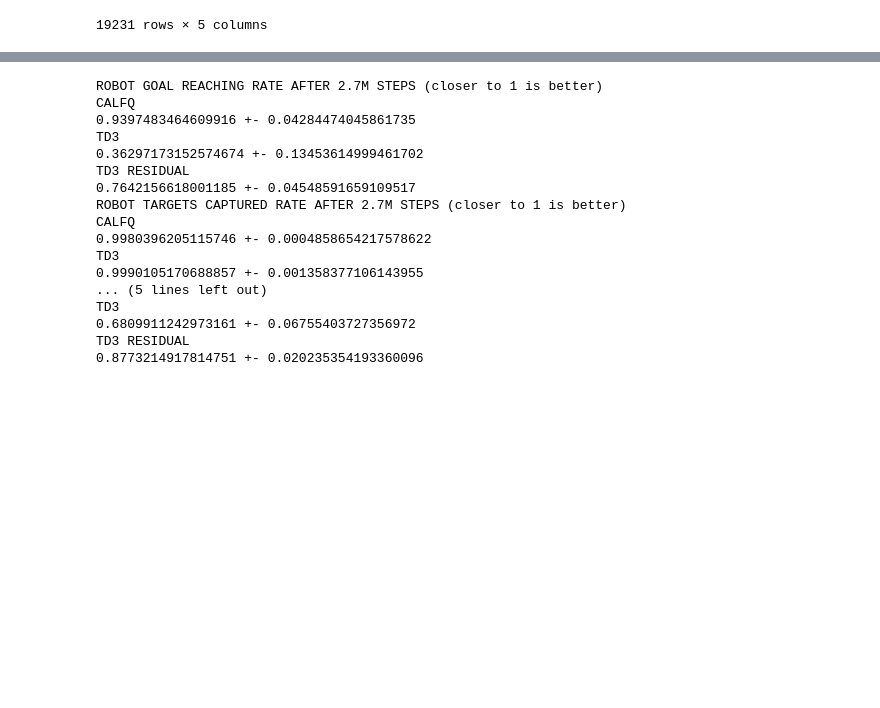
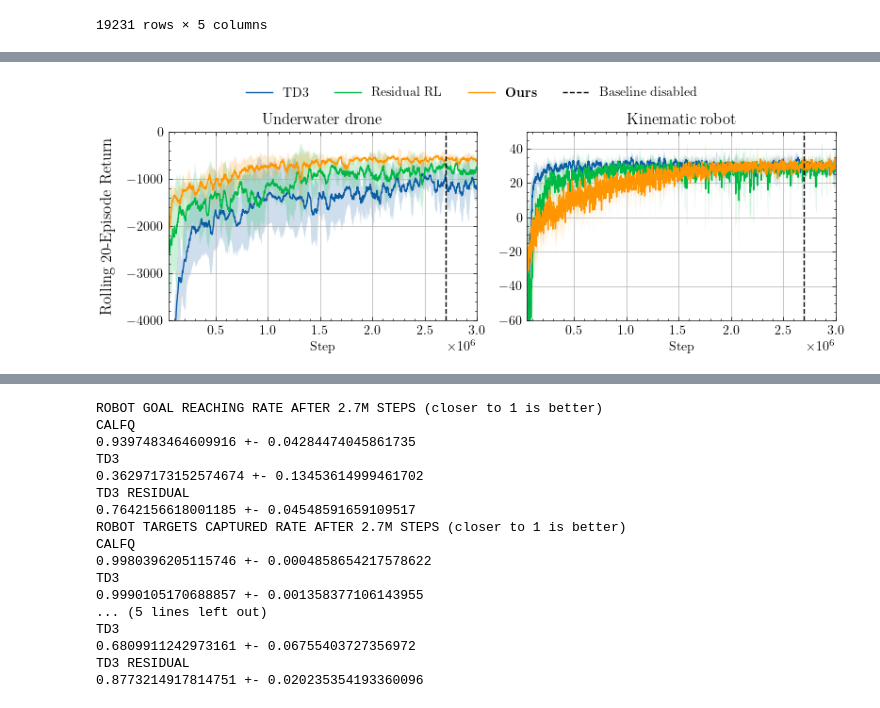
Before and after one commit to aidagroup/calf-enhance, a Jupyter notebook: run/analysis.ipynb, the cells around one changed output, grey strips where cells are left out. Saved outputs shown, nothing was run; the diff lists cells and outputs as text; code cells hidden in the pictures; blank space fills up the shorter version.

```diff
--- a/run/analysis.ipynb
+++ b/run/analysis.ipynb
@@ -483,3 +390,96 @@ plt.savefig("../gfx/robot_episode_return.pdf")
+# %%
+import numpy as np
+import pandas as pd
+import matplotlib.pyplot as plt
+
+rolling_window = 20
+grid_step = 1000
+
+robot_td3_mean, robot_td3_std = rolling_stats(
+    episodic_return_td3.copy(), rolling_window, grid_step
+)
+
+robot_rrl_mean, robot_rrl_std = rolling_stats(
+    episodic_return_residual_td3.copy(), rolling_window, grid_step
+)
+
+robot_calf_mean, robot_calf_std = rolling_stats(
+    episodic_return_calfq.copy(), rolling_window, grid_step
+)
+
+fig, axes = plt.subplots(1, 2, figsize=(8.2, 3.0))
+ax_left, ax_right = axes
+
+# Underwater drone (left)
+ax_left.plot(td3_means.index, td3_means, label="TD3")
+ax_left.fill_between(
+    td3_means.index, td3_means - td3_stds, td3_means + td3_stds, alpha=0.2
+)
+ax_left.plot(residual_means.index, residual_means, label="Residual RL")
+ax_left.fill_between(
+    residual_means.index,
+    residual_means - residual_stds,
+    residual_means + residual_stds,
+    alpha=0.2,
+)
+ax_left.plot(calfq_means.index, calfq_means, label=r"\textbf{Ours}")
+ax_left.fill_between(
+    calfq_means.index,
+    calfq_means - calfq_stds,
+    calfq_means + calfq_stds,
+    alpha=0.2,
+)
+ax_left.axvline(
+    x=0.9 * 3_000_000, color="black", linestyle="--", label="Baseline disabled"
+)
+ax_left.set_xlim(45_000, 3_000_000)
+ax_left.set_ylim(-4000, 0)
+ax_left.set_title("Underwater drone")
+ax_left.set_xlabel("Step")
+ax_left.grid()
+
+# Kinematic robot (right)
+ax_right.plot(robot_td3_mean.index, robot_td3_mean, label="TD3")
+ax_right.fill_between(
+    robot_td3_mean.index,
+    robot_td3_mean - robot_td3_std,
+    robot_td3_mean + robot_td3_std,
+    alpha=0.2,
+)
+ax_right.plot(robot_rrl_mean.index, robot_rrl_mean, label="Residual RL")
+ax_right.fill_between(
+    robot_rrl_mean.index,
+    robot_rrl_mean - robot_rrl_std,
+    robot_rrl_mean + robot_rrl_std,
+    alpha=0.2,
+)
+ax_right.plot(robot_calf_mean.index, robot_calf_mean, label=r"\textbf{Ours}")
+ax_right.fill_between(
+    robot_calf_mean.index,
+    robot_calf_mean - robot_calf_std,
+    robot_calf_mean + robot_calf_std,
+    alpha=0.2,
+)
+ax_right.axvline(x=0.9 * 3_000_000, color="black", linestyle="--", label="_nolegend_")
+ax_right.set_xlim(50_000, 3_000_000)
+ax_right.set_ylim(-60, 50)
+ax_right.set_title("Kinematic robot")
+ax_right.set_xlabel("Step")
+ax_right.grid()
+
+fig.supylabel("Rolling 20-Episode Return")
+handles, labels = ax_left.get_legend_handles_labels()
+fig.legend(
+    handles,
+    labels,
+    loc="upper center",
+    ncol=4,
+    bbox_to_anchor=(0.5, 1.03),
+)
+fig.tight_layout(rect=[0, 0, 1, 0.95])
+fig.savefig("../gfx/episode_return_comparison.pdf")
+# %% [output]
+[figure, added]
 # %%
 import numpy as np
 import pandas as pd
```
Also changed, not shown: parts of 10 cells of this notebook, 7 other files.
